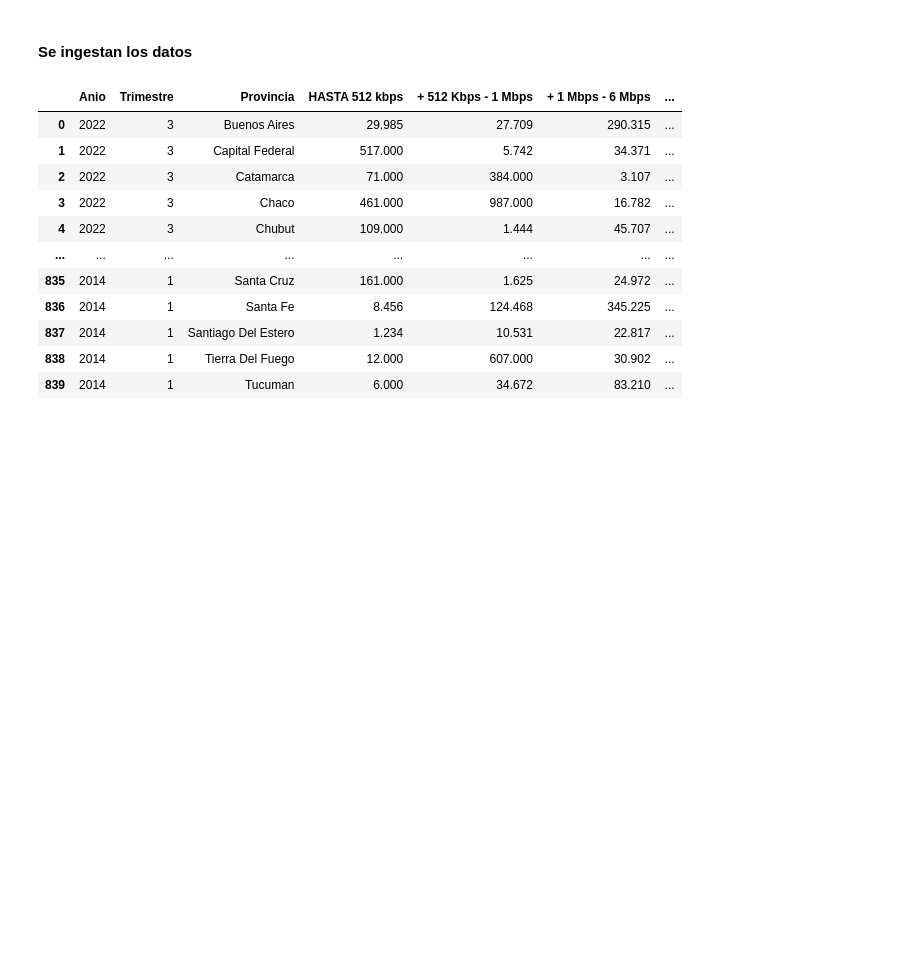
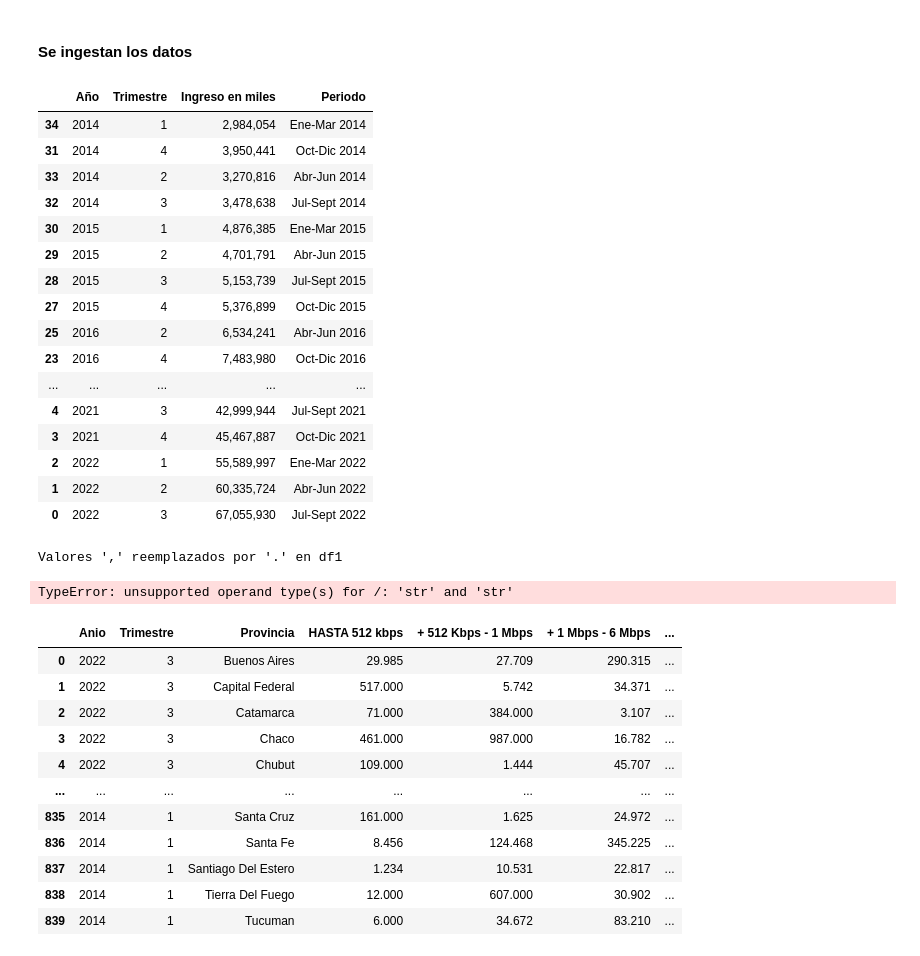
Before and after one commit to francogionardo/PI_DA, a Jupyter notebook: ETL.ipynb, the cells around one changed output. Cells and saved outputs as stored; diff of their text form; code cells hidden in the pictures; blank space fills up the shorter version.

```diff
--- a/ETL.ipynb
+++ b/ETL.ipynb
@@ -19,6 +19,47 @@ df8 = pd.read_csv('Data_set/Data_raw/13_Internet_Ingresos.csv')
 df9 = pd.read_csv('Data_set/Data_raw/14_Internet_velocidad_localidad.csv')
 df10 = pd.read_csv('Data_set/Data_raw/16_localidades_con_internet.csv')
 df11 = pd.read_csv('Data_set/Data_raw/17_internet_tecnología_provincia.csv')
+# %%
+df = pd.read_csv('Data_set/Data_internet_fijo/Data_clean/Ingresos_Internet_Fijo.csv')
+# %%
+df
+# %% [output]
+|  | Año | Trimestre | Ingreso en miles | Periodo |
+| 34 | 2014 | 1 | 2,984,054 | Ene-Mar 2014 |
+| 31 | 2014 | 4 | 3,950,441 | Oct-Dic 2014 |
+| 33 | 2014 | 2 | 3,270,816 | Abr-Jun 2014 |
+| 32 | 2014 | 3 | 3,478,638 | Jul-Sept 2014 |
+| 30 | 2015 | 1 | 4,876,385 | Ene-Mar 2015 |
+| 29 | 2015 | 2 | 4,701,791 | Abr-Jun 2015 |
+| 28 | 2015 | 3 | 5,153,739 | Jul-Sept 2015 |
+| 27 | 2015 | 4 | 5,376,899 | Oct-Dic 2015 |
+| 25 | 2016 | 2 | 6,534,241 | Abr-Jun 2016 |
+| 23 | 2016 | 4 | 7,483,980 | Oct-Dic 2016 |
+| ... | ... | ... | ... | ... |
+| 4 | 2021 | 3 | 42,999,944 | Jul-Sept 2021 |
+| 3 | 2021 | 4 | 45,467,887 | Oct-Dic 2021 |
+| 2 | 2022 | 1 | 55,589,997 | Ene-Mar 2022 |
+| 1 | 2022 | 2 | 60,335,724 | Abr-Jun 2022 |
+| 0 | 2022 | 3 | 67,055,930 | Jul-Sept 2022 |
+# %%
+
+
+# Aplicar reemplazo en los dataframes
+reemplazar_coma_por_punto(dataframes)
+# Ordenar el DataFrame por la columna "Año"
+df = df.sort_values(by='Año')
+
+# Calcular el porcentaje de crecimiento y crear una nueva columna "Porcentaje_Crecimiento"
+df['IndiceCrecimientoFijo'] = df['Ingreso en miles'].pct_change() * 100
+
+# Descartar el primer registro, ya que no tendrá un valor de crecimiento válido
+df = df.iloc[1:]
+
+# Mostrar el DataFrame con la nueva columna "Porcentaje_Crecimiento"
+print(df)
+# %% [output]
+Valores ',' reemplazados por '.' en df1
+TypeError: unsupported operand type(s) for /: 'str' and 'str'
 # %%
 df7
 # %% [output]
```
Also changed, not shown: 4 other files.
